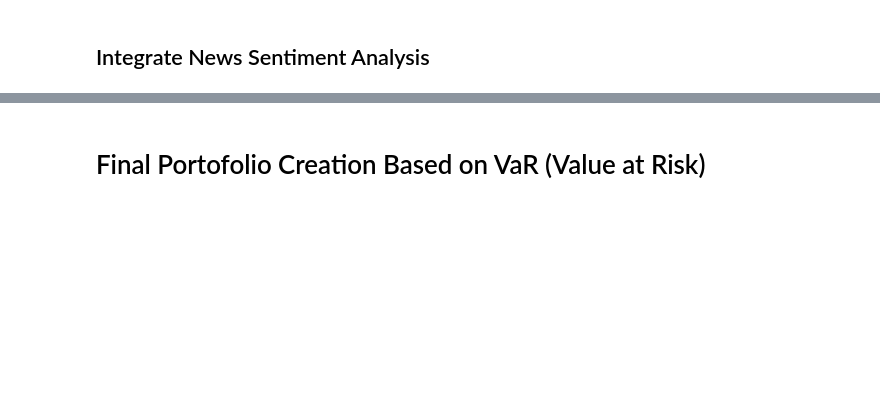
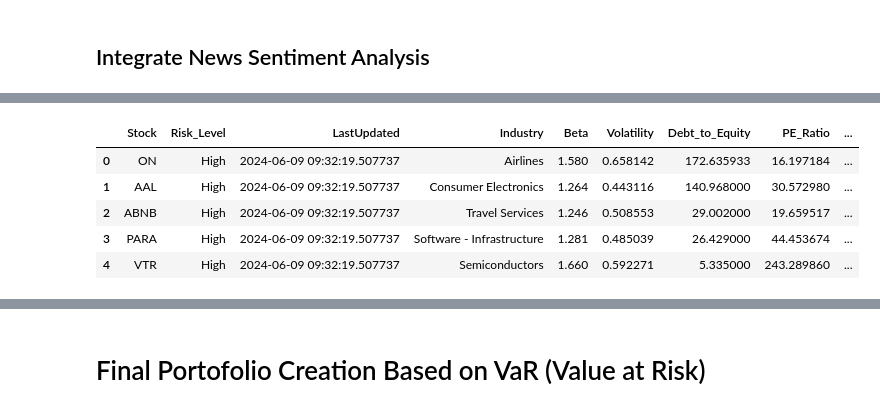
Before and after one commit to rsm-tiy020/Futuristic-Financial-Advisors-Repo, a Jupyter notebook: Risk-Classification.ipynb, the cells around one changed output, grey strips where cells are left out. Saved outputs shown, nothing was run; the diff lists cells and outputs as text; code cells hidden in the pictures; blank space fills up the shorter version.

```diff
--- a/Risk-Classification.ipynb
+++ b/Risk-Classification.ipynb
@@ -731,0 +859,11 @@ Filtered stocks: ['MSFT', 'GOOGL', 'AAPL']
+# %%
+# Read
+sentiment_filtered_stocks = pd.read_csv('news_sentiment_filtered_stocks.csv')
+sentiment_filtered_stocks.head()
+# %% [output]
+|  | Stock | Risk_Level | LastUpdated | Industry | Beta | Volatility | Debt_to_Equity | PE_Ratio | ... |
+| 0 | ON | High | 2024-06-09 09:32:19.507737 | Airlines | 1.580 | 0.658142 | 172.635933 | 16.197184 | ... |
+| 1 | AAL | High | 2024-06-09 09:32:19.507737 | Consumer Electronics | 1.264 | 0.443116 | 140.968000 | 30.572980 | ... |
+| 2 | ABNB | High | 2024-06-09 09:32:19.507737 | Travel Services | 1.246 | 0.508553 | 29.002000 | 19.659517 | ... |
+| 3 | PARA | High | 2024-06-09 09:32:19.507737 | Software - Infrastructure | 1.281 | 0.485039 | 26.429000 | 44.453674 | ... |
+| 4 | VTR | High | 2024-06-09 09:32:19.507737 | Semiconductors | 1.660 | 0.592271 | 5.335000 | 243.289860 | ... |
```
Also changed, not shown: parts of 43 cells of this notebook, 5 other files.
